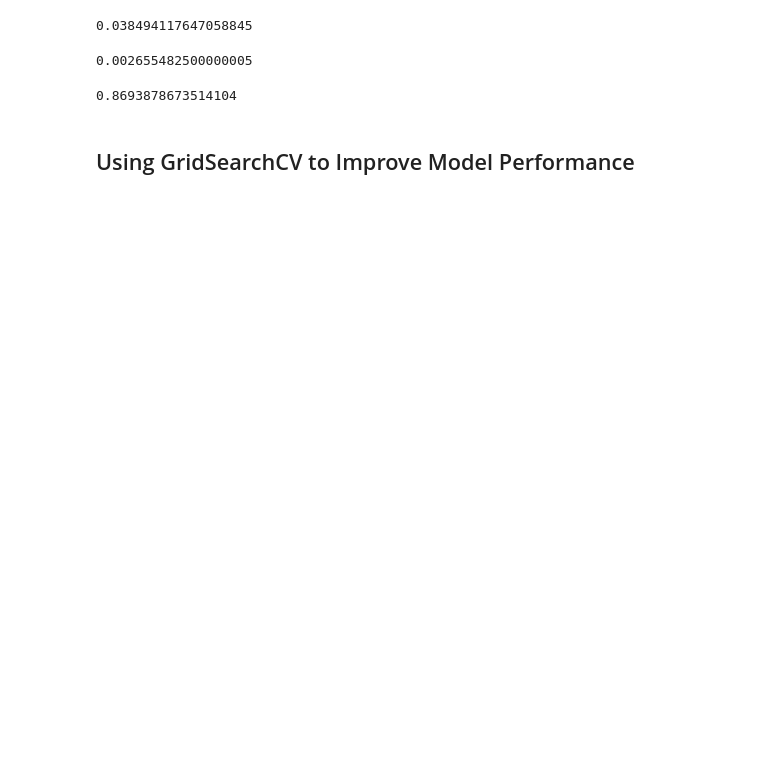
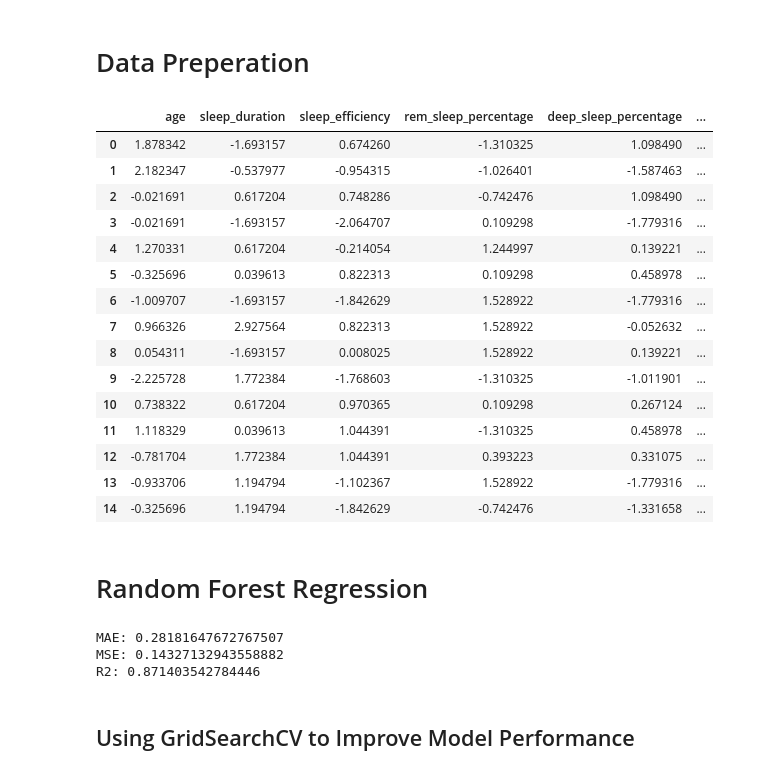
Before and after one commit to Jelles/ML-Model, a Jupyter notebook: random_forest_regression.ipynb, the cells around one changed output. Saved outputs shown, nothing was run; the diff lists cells and outputs as text; code cells hidden in the pictures; blank space fills up the shorter version.

```diff
--- a/random_forest_regression.ipynb
+++ b/random_forest_regression.ipynb
@@ -1,60 +1,77 @@
+# %% [markdown]
+# Data Preperation
 # %%
 import pandas as pd
 import numpy as np
 import matplotlib.pyplot as plt
 import seaborn as sns
 from sklearn.model_selection import train_test_split, GridSearchCV
 from sklearn.ensemble import RandomForestRegressor
 from sklearn.metrics import mean_absolute_error, mean_squared_error, r2_score
+from sklearn.preprocessing import StandardScaler
 
 # Load the data
 data = pd.read_csv('data/Sleep_Efficiency.csv')
 
 # Rename all columns to lower case and replace spaces with underscores
 data.columns = data.columns.str.lower().str.replace(' ', '_')
 
 # Drop "id", "wakeup_time", "bedtime"
 data = data.drop(columns=["id", "wakeup_time", "bedtime"])
 
-
 # Hot encoding for "Gender", "Smoking Status"
 data = pd.get_dummies(data, columns=["gender", "smoking_status"], drop_first=True)
 data.columns = data.columns.str.lower().str.replace(' ', '_')
 
 # Data cleaning fill the missing values with the mean of the column
 data = data.fillna(data.mean())
+
+# Scale the data
+scaler = StandardScaler()
+data = pd.DataFrame(scaler.fit_transform(data), columns=data.columns)
 
 # Define the features (X) and target (y)
 X = data.drop(columns=['sleep_efficiency'])
 y = data['sleep_efficiency']
 
 # Split the data into training and testing sets
 X_train, X_test, y_train, y_test = train_test_split(X, y, test_size=0.3, random_state=42)
 
-# Train a Random Forest Regressor
-model = RandomForestRegressor(n_estimators=100, random_state=42)
-model.fit(X_train, y_train)
-
-y_pred = model.predict(X_test)
-
-
-# Analyze the effect of caffeine_consumption
-feature_importances = pd.DataFrame({
-    'Feature': X.columns,
-    'Importance': model.feature_importances_
-}).sort_values(by='Importance', ascending=False)
+data.head(n=15)
+# %% [output]
+|  | age | sleep_duration | sleep_efficiency | rem_sleep_percentage | deep_sleep_percentage | ... |
+| 0 | 1.878342 | -1.693157 | 0.674260 | -1.310325 | 1.098490 | ... |
+| 1 | 2.182347 | -0.537977 | -0.954315 | -1.026401 | -1.587463 | ... |
+| 2 | -0.021691 | 0.617204 | 0.748286 | -0.742476 | 1.098490 | ... |
+| 3 | -0.021691 | -1.693157 | -2.064707 | 0.109298 | -1.779316 | ... |
+| 4 | 1.270331 | 0.617204 | -0.214054 | 1.244997 | 0.139221 | ... |
+| 5 | -0.325696 | 0.039613 | 0.822313 | 0.109298 | 0.458978 | ... |
+| 6 | -1.009707 | -1.693157 | -1.842629 | 1.528922 | -1.779316 | ... |
+| 7 | 0.966326 | 2.927564 | 0.822313 | 1.528922 | -0.052632 | ... |
+| 8 | 0.054311 | -1.693157 | 0.008025 | 1.528922 | 0.139221 | ... |
+| 9 | -2.225728 | 1.772384 | -1.768603 | -1.310325 | -1.011901 | ... |
+| 10 | 0.738322 | 0.617204 | 0.970365 | 0.109298 | 0.267124 | ... |
+| 11 | 1.118329 | 0.039613 | 1.044391 | -1.310325 | 0.458978 | ... |
+| 12 | -0.781704 | 1.772384 | 1.044391 | 0.393223 | 0.331075 | ... |
+| 13 | -0.933706 | 1.194794 | -1.102367 | 1.528922 | -1.779316 | ... |
+| 14 | -0.325696 | 1.194794 | -1.842629 | -0.742476 | -1.331658 | ... |
-# %%
-mean_absolute_error(y_pred=y_pred, y_true=y_test)
-# %% [output]
-0.038494117647058845
-# %%
-mean_squared_error(y_pred=y_pred, y_true=y_test)
-# %% [output]
-0.002655482500000005
-# %%
-r2_score(y_pred=y_pred, y_true=y_test)
-# %% [output]
-0.8693878673514104
+# %% [markdown]
+# Random Forest Regression
+# %%
+
+# Train a Random Forest Regressor
+model = RandomForestRegressor(n_estimators=100, random_state=42)
+model.fit(X_train, y_train)
+
+y_pred = model.predict(X_test)
+mae = mean_absolute_error(y_test, y_pred)
+mse = mean_squared_error(y_test, y_pred)
+r2 = r2_score(y_test, y_pred)
+print('MAE:', mae, '\nMSE:', mse, '\nR2:', r2)
+# %% [output]
+MAE: 0.28181647672767507
+MSE: 0.14327132943558882
+R2: 0.871403542784446
 # %% [markdown]
 ## Using GridSearchCV to Improve Model Performance
 # %%
```
Also changed, not shown: parts of 6 cells of this notebook, 1 other file.
